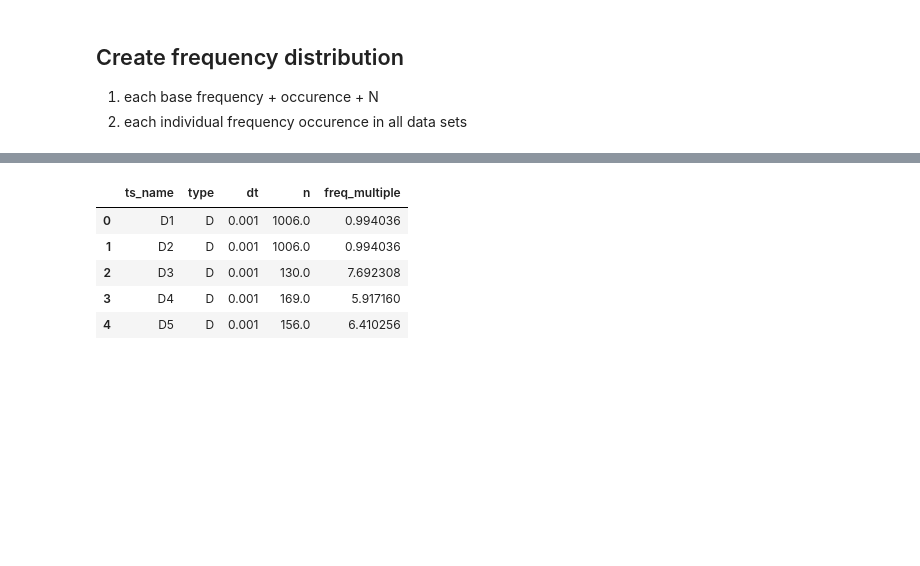
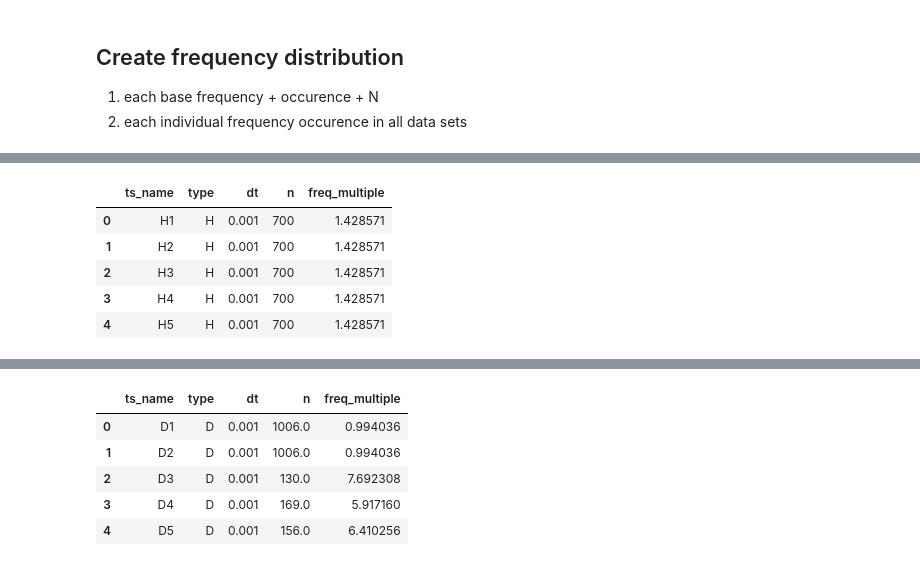
Before and after one commit to philippbeer/ts_search_engine, a Jupyter notebook: notebooks/FFT_test.ipynb, the cells around one changed output, grey strips where cells are left out. Drawn from its saved outputs; the diff is of its cells as text; code cells hidden in the pictures; blank space fills up the shorter version.

```diff
--- a/notebooks/FFT_test.ipynb
+++ b/notebooks/FFT_test.ipynb
@@ -250,0 +254,9 @@ df_f_base.reset_index(inplace=True, drop=True)
+# %%
+df_f_base.head()
+# %% [output]
+|  | ts_name | type | dt | n | freq_multiple |
+| 0 | H1 | H | 0.001 | 700 | 1.428571 |
+| 1 | H2 | H | 0.001 | 700 | 1.428571 |
+| 2 | H3 | H | 0.001 | 700 | 1.428571 |
+| 3 | H4 | H | 0.001 | 700 | 1.428571 |
+| 4 | H5 | H | 0.001 | 700 | 1.428571 |
```
Also changed, not shown: parts of 12 cells of this notebook, 1 other file.
